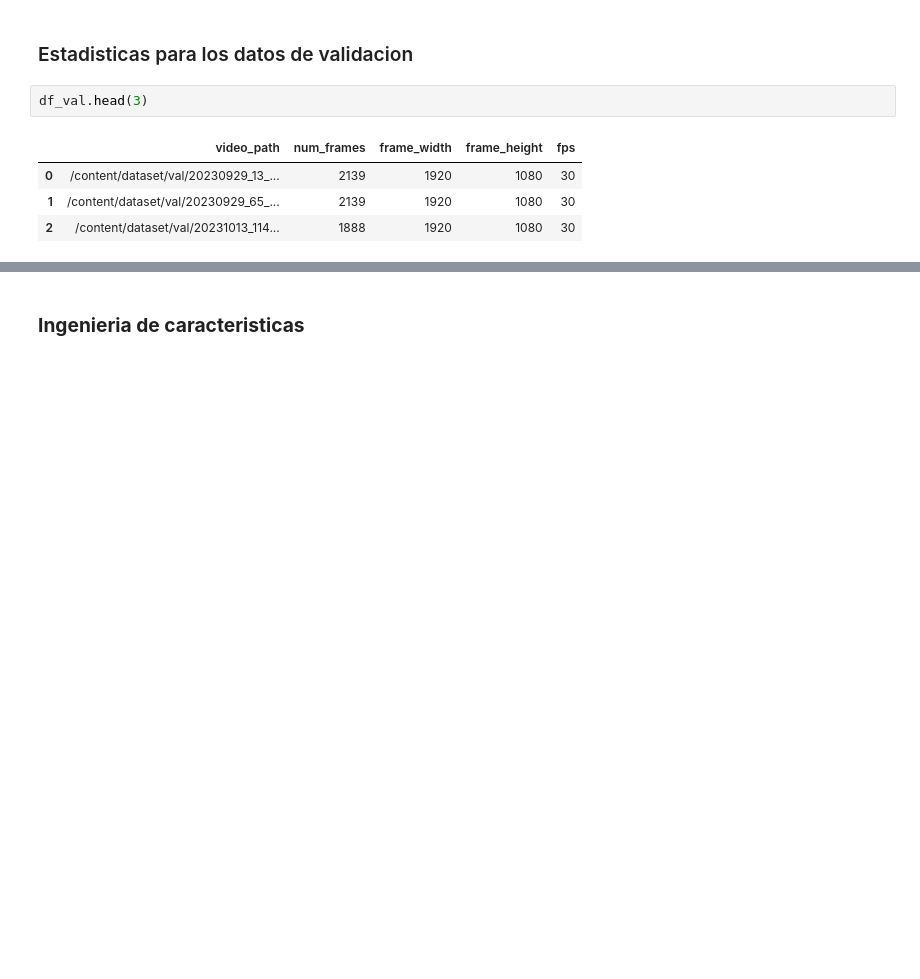
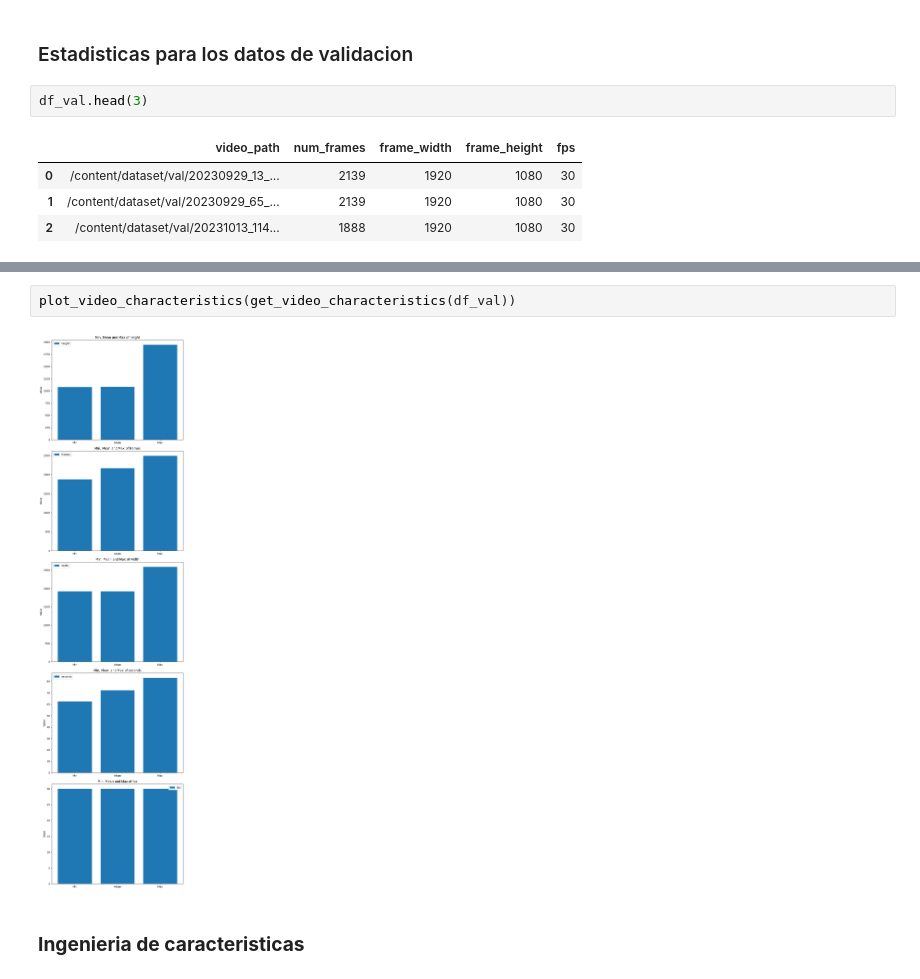
Before and after one commit to marcelarosalesj/mna_proyecto_integrador_equipo13, a Jupyter notebook: Avance2Equipo13.ipynb, the cells around one changed output, grey strips where cells are left out. Saved outputs shown, nothing was run; the diff lists cells and outputs as text; blank space fills up the shorter version.

```diff
--- a/Avance2Equipo13.ipynb
+++ b/Avance2Equipo13.ipynb
@@ -437,2 +499,6 @@ get_video_characteristics(df_val)
+# %%
+plot_video_characteristics(get_video_characteristics(df_val))
+# %% [output]
+[figure, added]
 # %% [markdown]
 ### **Ingenieria de caracteristicas**
```
Also changed, not shown: parts of 12 cells of this notebook.
